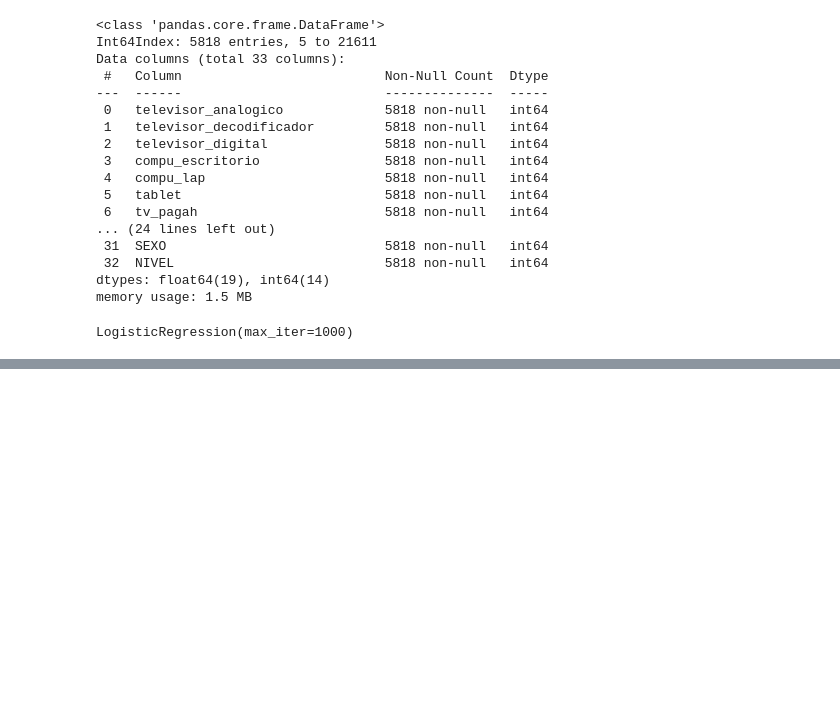
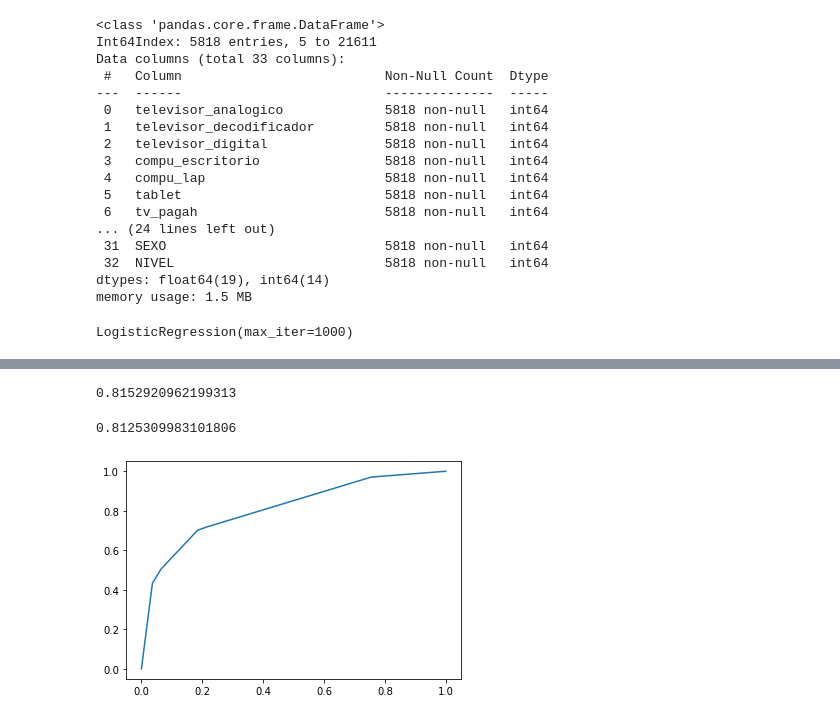
Before and after one commit to memo808/proyecto_final, a Jupyter notebook: proyecto_final.ipynb, the cells around one changed output, grey strips where cells are left out. Cells and saved outputs as stored; diff of their text form; code cells hidden in the pictures; blank space fills up the shorter version.

```diff
--- a/proyecto_final.ipynb
+++ b/proyecto_final.ipynb
@@ -1078,3 +1117,3 @@ X2=det2
 # %%
-X2.drop(['TV_PAGA','INTERNET'],axis=1,inplace=True)
+X3.drop(['TV_PAGA','INTERNET'],axis=1,inplace=True)
 # %%
@@ -1102,7 +1139,9 @@ X2_train,X2_test,y2_train,y2_test=train_test_split(X2,y2,train_size=0.8)
+# %%
+X3_train,X3_test,y3_train,y3_test=train_test_split(X3,y3,train_size=0.8)
 # %%
 logreg2=LogisticRegression(max_iter=1000)
 # %%
-logreg2.fit(X2_train,y2_train)
+logreg2.fit(X3_train,y3_train)
 # %% [output]
 LogisticRegression(max_iter=1000)
 # %%
@@ -1296,0 +1228,4 @@ No tienen Internet       0.85      0.98      0.91      3767
+# %%
+params={'random_state':0,'max_depth':3}
+classifier = DecisionTreeClassifier(**params)
+classifier.fit(X3_train, y3_train)
@@ -1296,0 +1276,13 @@ No tienen Internet       0.85      0.98      0.91      3767
+# %%
+accuracy_score(y3_test,y_pred_confussion)
+# %% [output]
+0.8152920962199313
+# %%
+y_pred_proba = classifier.predict_proba(X3_test)[::,1]
+fpr, tpr, _ = metrics.roc_curve(y3_test,y_pred_proba)
+auc = metrics.roc_auc_score(y3_test,y_pred_proba)
+plt.plot(fpr,tpr)
+auc
+# %% [output]
+0.8125309983101806
+[figure, added]
```
Also changed, not shown: parts of 197 cells of this notebook.
